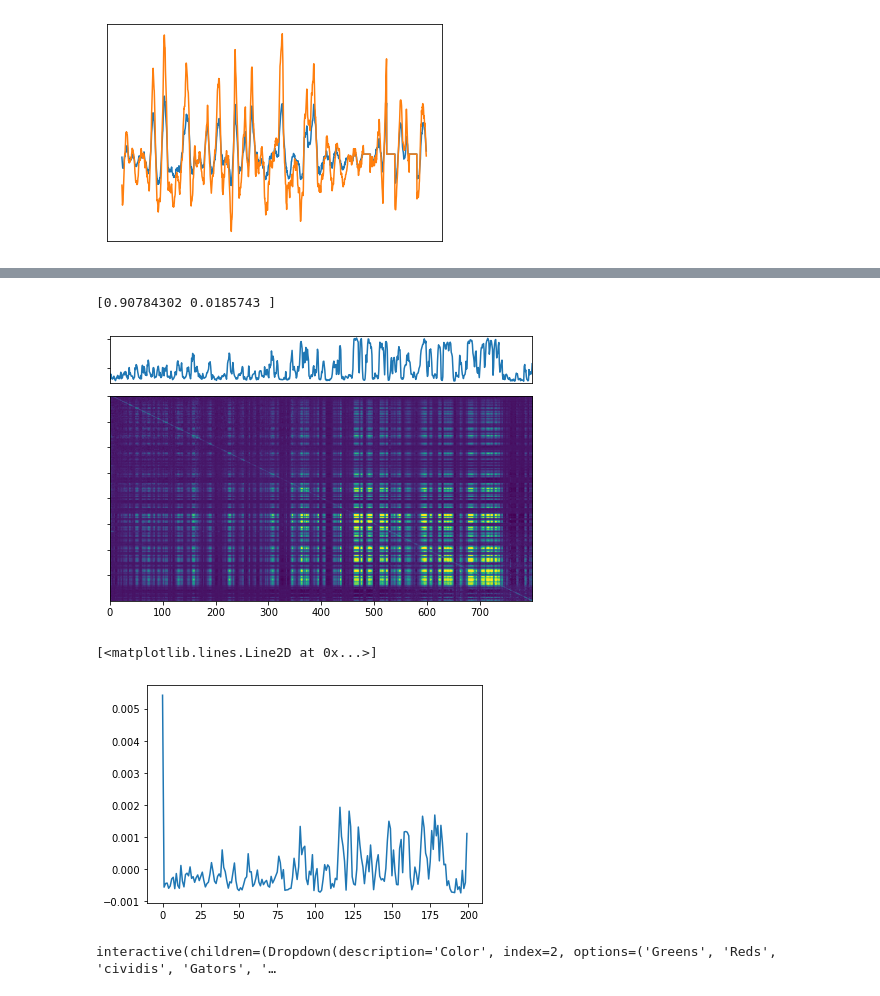
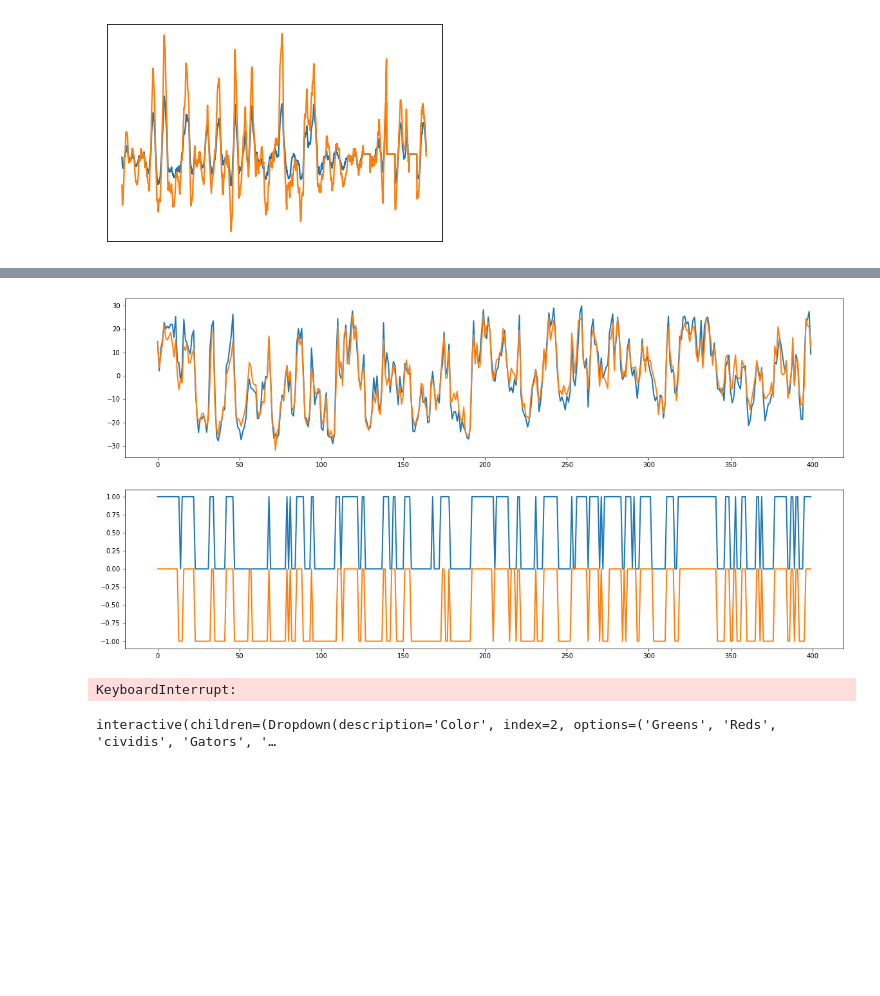
Before and after one commit to michaelrstadler/hic, a Jupyter notebook: bin/archive/working.ipynb, the cells around one changed output, grey strips where cells are left out. Saved outputs shown, nothing was run; the diff lists cells and outputs as text; code cells hidden in the pictures; blank space fills up the shorter version.

```diff
--- a/bin/archive/working.ipynb
+++ b/bin/archive/working.ipynb
@@ -199,37 +232,33 @@ def plot_comp(cov, pca, vmax=None):
+# %%
+def plot_comp_traces(X1, X2, cut=0, col=0, inverse=False):
+    comp1 = np.where(X1[:,col] > cut, 1, 0)
+    comp2 = np.where(X2[:,col] > cut, 1, 0)
+    if inverse:
+        X2[:,col] = -1 * X2[:,col]
+        comp2 = (-1 * comp2)
+    comp2 -=1
+    fig, ax = plt.subplots(2,1,figsize=(20,10))
+    ax[0].plot(X1[:,col], linewidth=2)
+    ax[0].plot(X2[:,col], linewidth=2)
+    ax[1].plot(comp1, linewidth=2)
+    ax[1].plot(comp2, linewidth=2)
+
+
+plot_comp_traces(X69, X72, inverse=False)
+plt.savefig('/Users/michaelstadler/Desktop/temp/compare_compartment_scores.png', dpi=300)
+# %% [output]
+[figure, added]
+# %%
+centered_69, X69 = pca_wflow(m_69)
+# %% [output]
+KeyboardInterrupt:
+# %%
+start = 400
+end = 800
+
+fm.viewer([m_69[start:end, start:end], m_72[start:end, start:end]],8)
+# %% [output]
+interactive(children=(Dropdown(description='Color', index=2, options=('Greens', 'Reds', 'cividis', 'Gators', '…
 # %%
-#m = np.loadtxt('/Users/michaelstadler/Bioinformatics/Projects/insulators/outputs/hic42-2L-100kb.txt_binCounts_100kB.txt')
-m = np.loadtxt('/Users/michaelstadler/Bioinformatics/Projects/insulators/outputs/hic42-2L-25kb.txt_binCounts_25kB.txt')
-m = norm_hc(m)
-d = distnorm(m)
-d = d[:800, :800]
-centered, X = pca_mat(d)
-plot_comp(centered, X)
+#m_all = np.loadtxt('/Users/michaelstadler/Bioinformatics/Projects/insulators/outputs/hic42-2L-100kb.txt_binCounts_100kB.txt')
+m_all = np.loadtxt('/Users/michaelstadler/Bioinformatics/Projects/insulators/outputs/hic-72_binCounts_25kB.txt')
-# %% [output]
-[0.90784302 0.0185743 ]
-[figure, removed]
-# %%
-plt.plot(X[:,0])
-# %% [output]
-[<matplotlib.lines.Line2D at 0x...>]
-[figure, removed]
-# %%
-def distnorm(mat):
-    x,y = fm.mesh_like(mat, 2)
-    distmesh = y - x
-    distmeans = np.zeros_like(mat)
-    for n in range(np.max(distmesh)):
-        distmean = np.mean(mat[distmesh == n])
-        distmeans[distmesh == n] = distmean
-        distmeans[distmesh == (-1 * n)] = distmean
-
-    distmeans = distmeans + 0.001
-    return (mat / distmeans) * 1000
-
-#m = np.loadtxt('/Users/michaelstadler/Bioinformatics/Projects/insulators/outputs/hic42-2L-100kb.txt_binCounts_100kB.txt')
-m = np.loadtxt('/Users/michaelstadler/Bioinformatics/Projects/insulators/outputs/hic42-2L-25kb.txt_binCounts_25kB.txt')
-
-d = np.cov(distnorm(m))
-d = (d - np.median(d)) / np.std(d) * 100
-fm.viewer(d, 5)
-# %% [output]
-interactive(children=(Dropdown(description='Color', index=2, options=('Greens', 'Reds', 'cividis', 'Gators', '…
```
Also changed, not shown: parts of 22 cells of this notebook, 8 other files.
